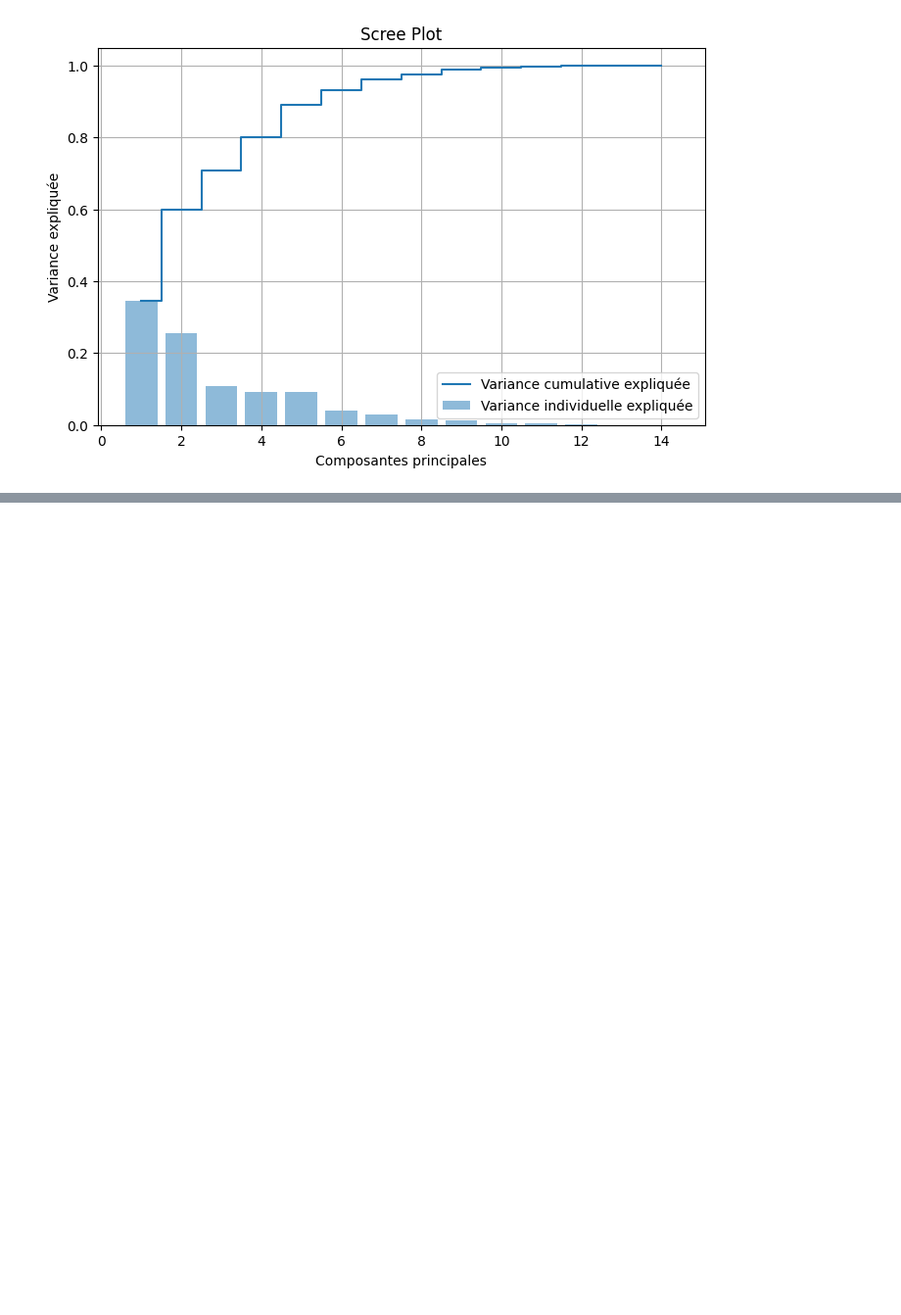
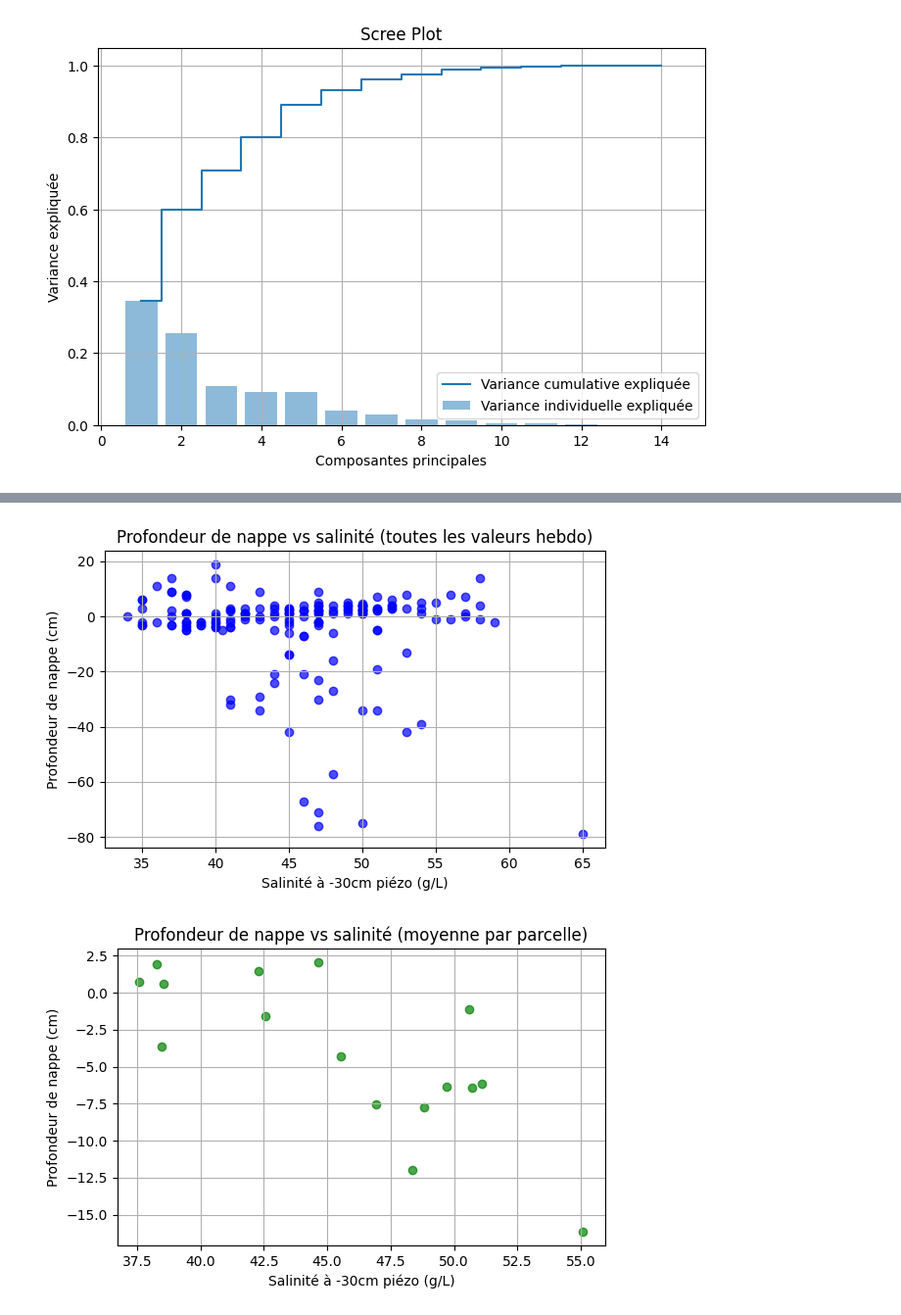
Before and after one commit to arthuserani/BleuAtlantiC_Physics, a Jupyter notebook: Field Data/FieldDataAnalysis.ipynb, the cells around one changed output, grey strips where cells are left out. Shown at 98% size. Saved outputs shown, nothing was run; the diff lists cells and outputs as text; code cells hidden in the pictures; blank space fills up the shorter version.

```diff
--- a/Field Data/FieldDataAnalysis.ipynb
+++ b/Field Data/FieldDataAnalysis.ipynb
@@ -1066,0 +1224,26 @@ Variance expliquée par chaque composante principale: [3.44989509e-01 2.55286552
+# %%
+import matplotlib.pyplot as plt
+
+# Graphique 1 : df_babin
+df_plot1 = df_babin.iloc[:, 3:]
+plt.figure(figsize=(6, 4))
+plt.scatter(df_babin['Salinité à -30cm piézo (g/L)'], df_babin['Profondeur de nappe (cm)'], color='blue', alpha=0.7)
+plt.xlabel('Salinité à -30cm piézo (g/L)')
+plt.ylabel('Profondeur de nappe (cm)')
+plt.title("Profondeur de nappe vs salinité (toutes les valeurs hebdo)")
+plt.grid(True)
+plt.tight_layout()
+plt.show()
+
+# Graphique 2 : df_moyennes_babin
+plt.figure(figsize=(6, 4))
+plt.scatter(df_moyennes_babin['Salinité à -30cm piézo (g/L)'], df_moyennes_babin['Profondeur de nappe (cm)'], color='green', alpha=0.7)
+plt.xlabel('Salinité à -30cm piézo (g/L)')
+plt.ylabel('Profondeur de nappe (cm)')
+plt.title("Profondeur de nappe vs salinité (moyenne par parcelle)")
+plt.grid(True)
+plt.tight_layout()
+plt.show()
+# %% [output]
+[figure, added]
+[figure, added]
```
Also changed, not shown: parts of 29 cells of this notebook, 18 other files.
